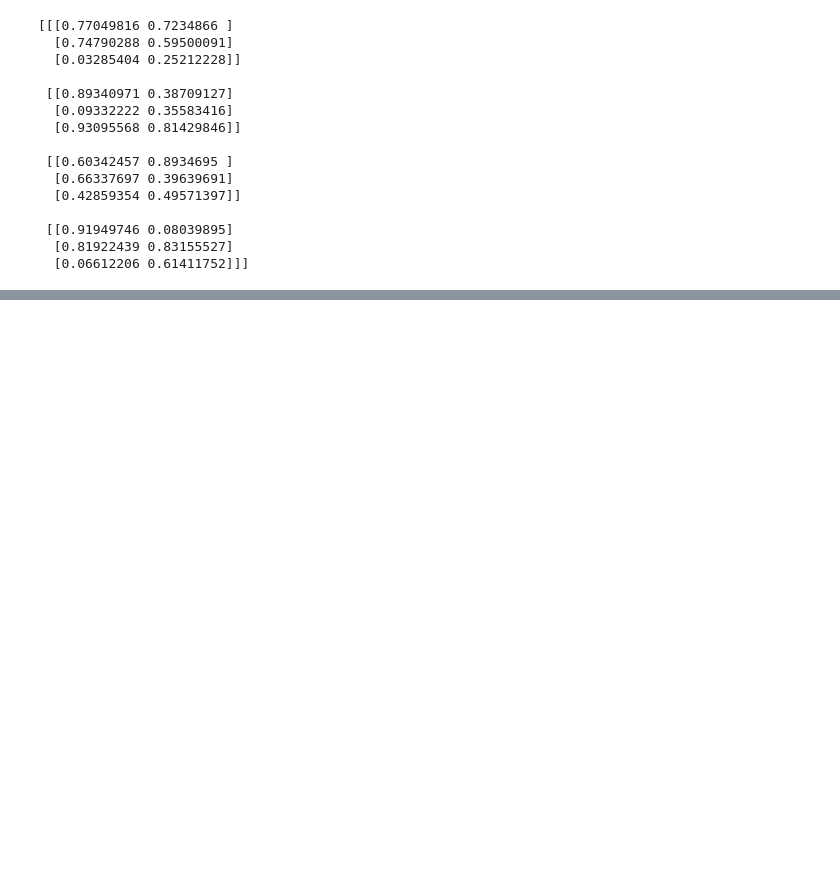
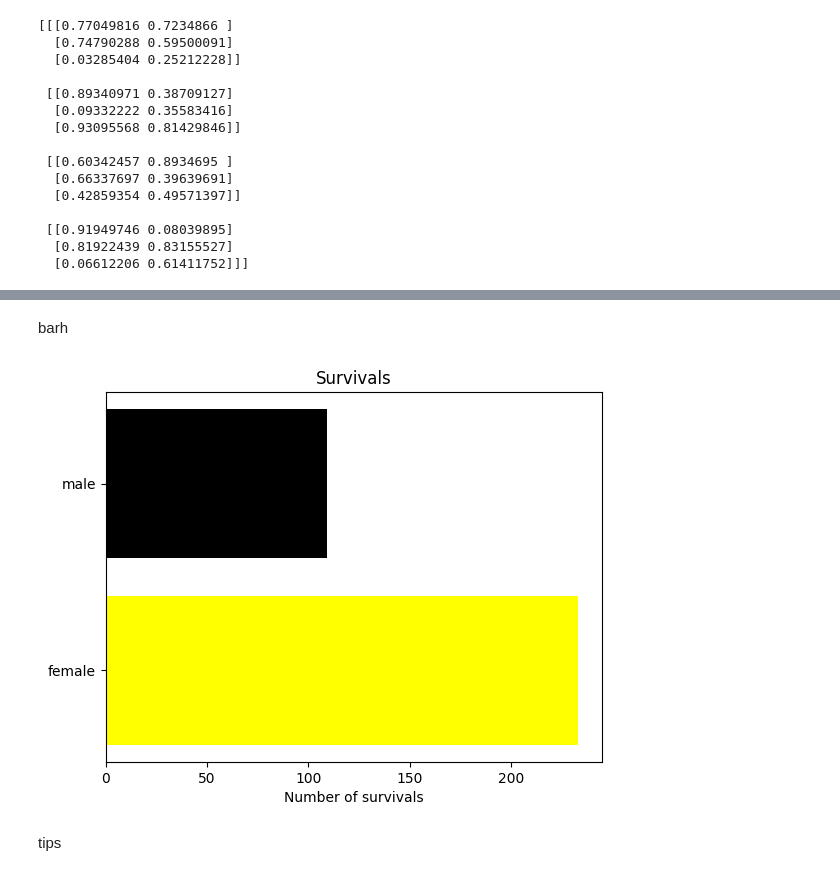
Before and after one commit to esaid/MachineLearning_pandas, a Jupyter notebook: Tutorial_ML.ipynb, the cells around one changed output, grey strips where cells are left out. Drawn from its saved outputs; the diff is of its cells as text; code cells hidden in the pictures; blank space fills up the shorter version.

```diff
--- a/Tutorial_ML.ipynb
+++ b/Tutorial_ML.ipynb
@@ -1119,0 +1196,13 @@ print(e)
+# %% [markdown]
+barh
+# %%
+fig, ax = plt.subplots()
+ax.barh(survived.index, survived.values, color=['yellow', 'black'])
+ax.set_ylabel=('Sex')
+ax.set_xlabel('Number of survivals')
+ax.set_title('Survivals')
+plt.show()
+# %% [output]
+[figure, added]
+# %% [markdown]
+tips
```
Also changed, not shown: parts of 22 cells of this notebook.
